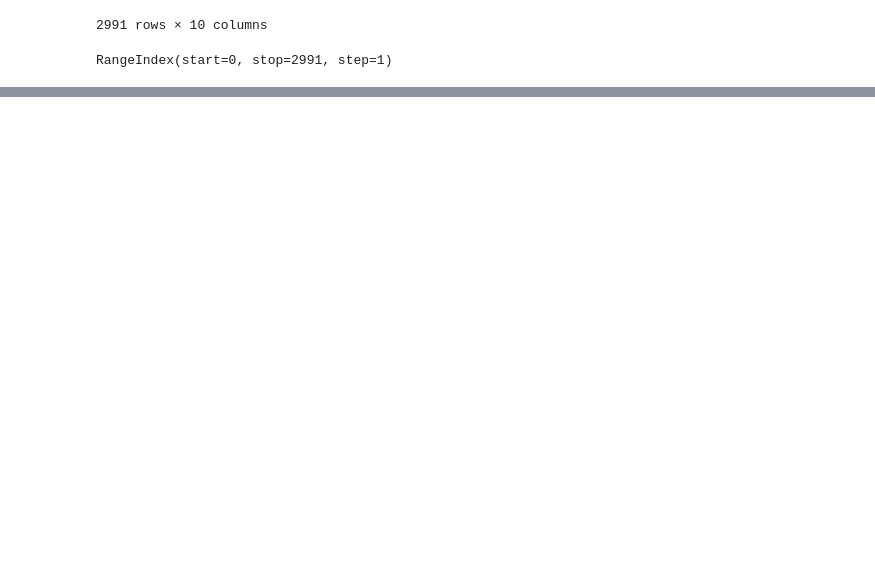
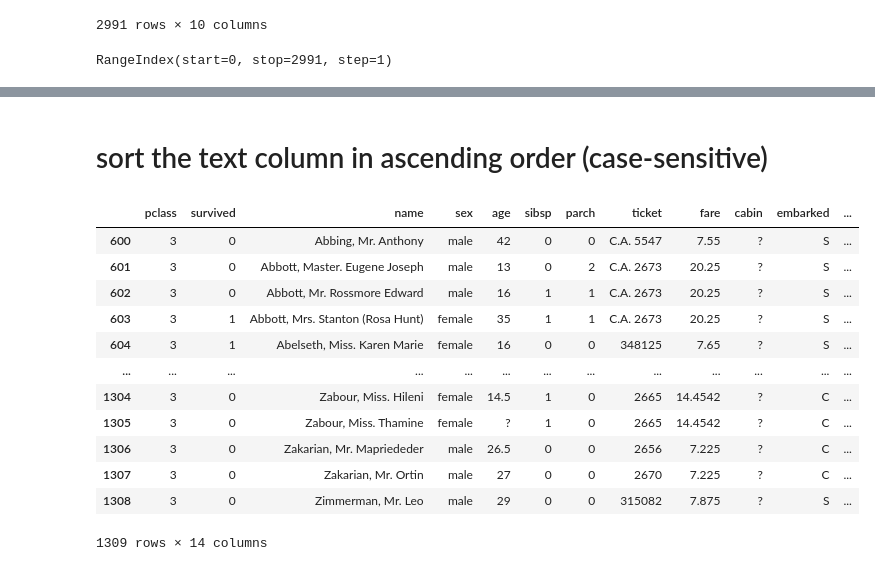
Before and after one commit to mageshyt/Machine-Learning-2023, a Jupyter notebook: Data Analysis & Visualization/04_Indexes_and_Sorting.ipynb, the cells around one changed output, grey strips where cells are left out. Saved outputs shown, nothing was run; the diff lists cells and outputs as text; code cells hidden in the pictures; blank space fills up the shorter version.

```diff
--- a/Data Analysis & Visualization/04_Indexes_and_Sorting.ipynb
+++ b/Data Analysis & Visualization/04_Indexes_and_Sorting.ipynb
@@ -25,0 +145,3 @@ RangeIndex(start=0, stop=2991, step=1)
+# %%
+house_prices = pd.read_csv("data/kc_house_data.csv")
+titanic = pd.read_csv("data/titanic.csv")
@@ -25,0 +182,18 @@ RangeIndex(start=0, stop=2991, step=1)
+# %% [markdown]
+# sort the text column in ascending order (case-sensitive)
+# %%
+titanic.sort_values("name",key=lambda x:x.str.lower())
+# %% [output]
+|  | pclass | survived | name | sex | age | sibsp | parch | ticket | fare | cabin | embarked | ... |
+| 600 | 3 | 0 | Abbing, Mr. Anthony | male | 42 | 0 | 0 | C.A. 5547 | 7.55 | ? | S | ... |
+| 601 | 3 | 0 | Abbott, Master. Eugene Joseph | male | 13 | 0 | 2 | C.A. 2673 | 20.25 | ? | S | ... |
+| 602 | 3 | 0 | Abbott, Mr. Rossmore Edward | male | 16 | 1 | 1 | C.A. 2673 | 20.25 | ? | S | ... |
+| 603 | 3 | 1 | Abbott, Mrs. Stanton (Rosa Hunt) | female | 35 | 1 | 1 | C.A. 2673 | 20.25 | ? | S | ... |
+| 604 | 3 | 1 | Abelseth, Miss. Karen Marie | female | 16 | 0 | 0 | 348125 | 7.65 | ? | S | ... |
+| ... | ... | ... | ... | ... | ... | ... | ... | ... | ... | ... | ... | ... |
+| 1304 | 3 | 0 | Zabour, Miss. Hileni | female | 14.5 | 1 | 0 | 2665 | 14.4542 | ? | C | ... |
+| 1305 | 3 | 0 | Zabour, Miss. Thamine | female | ? | 1 | 0 | 2665 | 14.4542 | ? | C | ... |
+| 1306 | 3 | 0 | Zakarian, Mr. Mapriededer | male | 26.5 | 0 | 0 | 2656 | 7.225 | ? | C | ... |
+| 1307 | 3 | 0 | Zakarian, Mr. Ortin | male | 27 | 0 | 0 | 2670 | 7.225 | ? | C | ... |
+| 1308 | 3 | 0 | Zimmerman, Mr. Leo | male | 29 | 0 | 0 | 315082 | 7.875 | ? | S | ... |
+1309 rows × 14 columns
```
Also changed, not shown: parts of 17 cells of this notebook.
